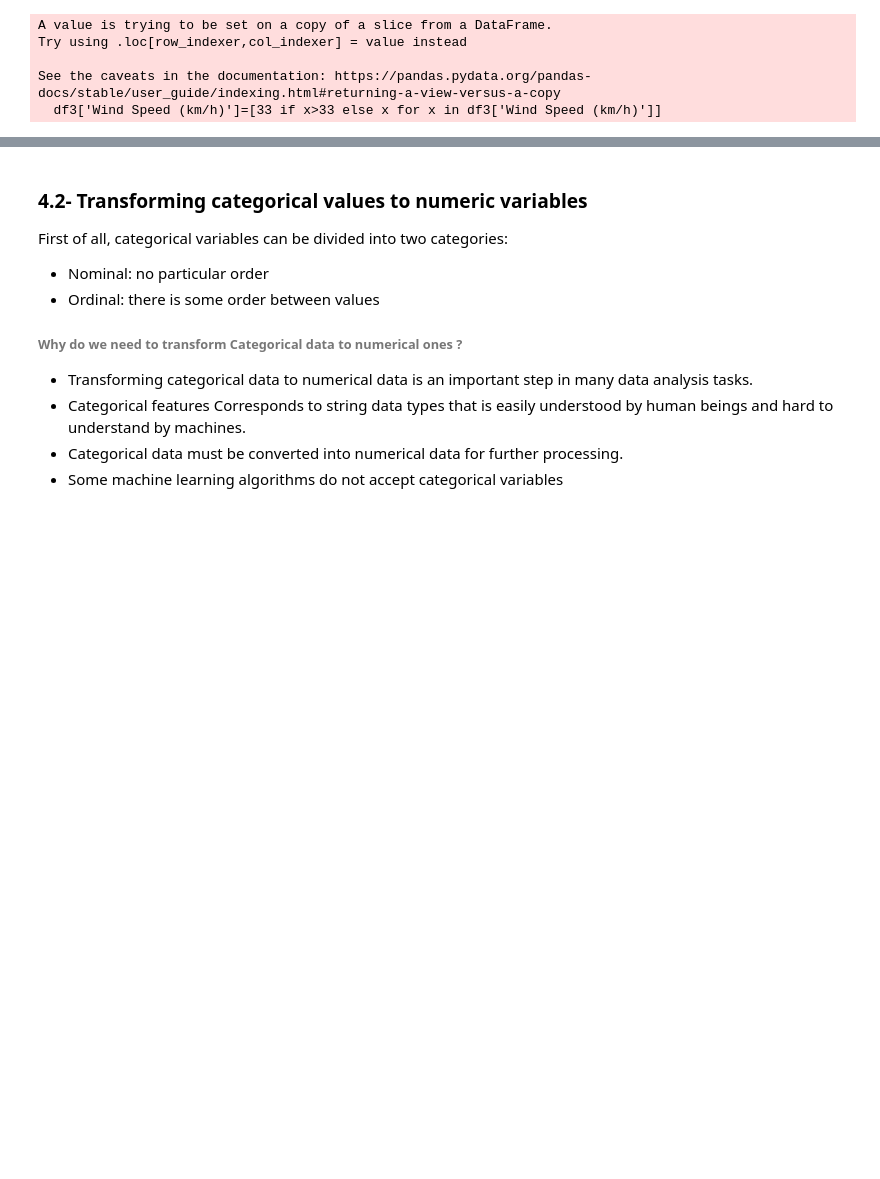
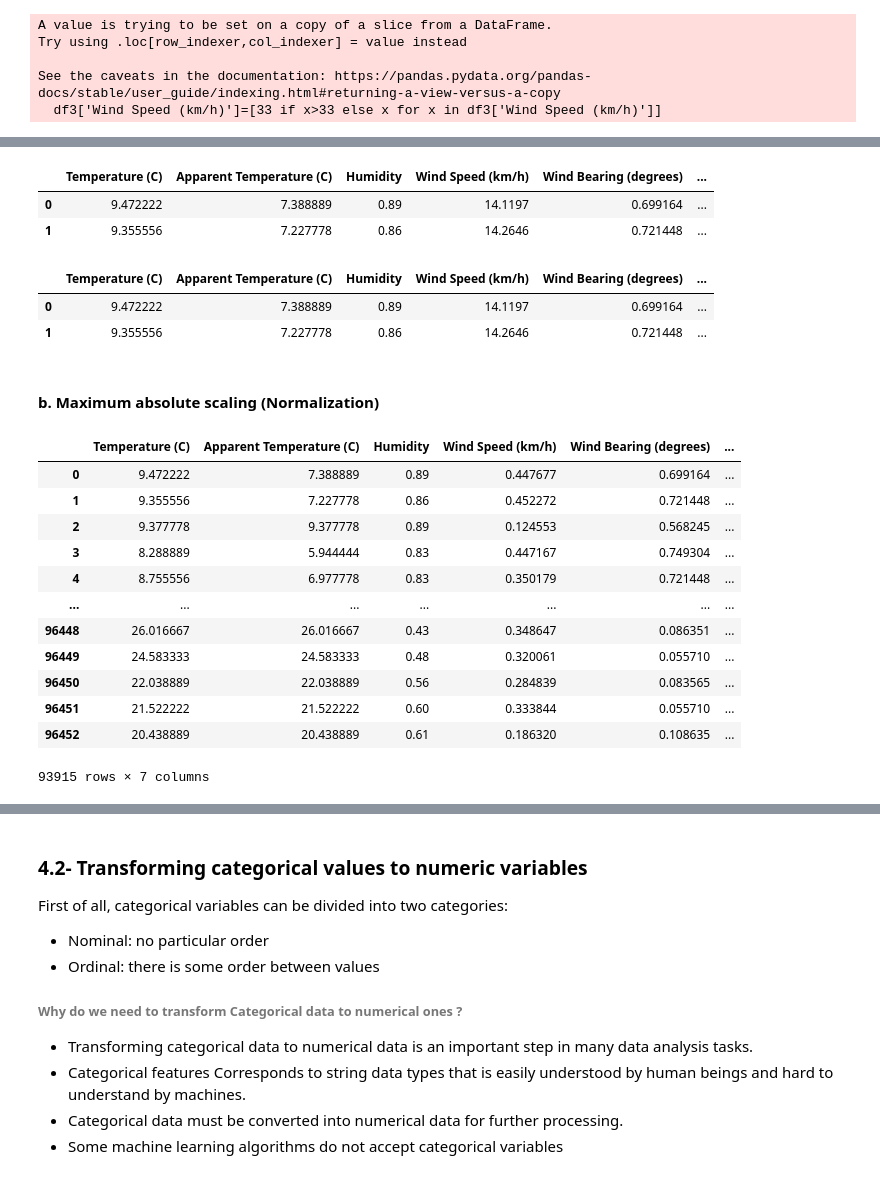
Before and after one commit to BaddyMAK/Data_cleaning_and_transformation, a Jupyter notebook: data_cleaning_and_transformation.ipynb, the cells around one changed output, grey strips where cells are left out. Drawn from its saved outputs; the diff is of its cells as text; code cells hidden in the pictures; blank space fills up the shorter version.

```diff
--- a/data_cleaning_and_transformation.ipynb
+++ b/data_cleaning_and_transformation.ipynb
@@ -817,0 +804,47 @@ The normal distribution is very useful in machine learning becasue it has determ
+# %%
+# scale only one column using scikit-learn 'Wind Bearing (degrees)' (o,1)
+# copy the data
+df_sklearn = data_clean2.copy()
+column = 'Wind Bearing (degrees)'
+df_sklearn[column] = MinMaxScaler().fit_transform(np.array(df_sklearn[column]).reshape(-1,1))
+df_sklearn.head(2)
+# %% [output]
+|  | Temperature (C) | Apparent Temperature (C) | Humidity | Wind Speed (km/h) | Wind Bearing (degrees) | ... |
+| 0 | 9.472222 | 7.388889 | 0.89 | 14.1197 | 0.699164 | ... |
+| 1 | 9.355556 | 7.227778 | 0.86 | 14.2646 | 0.721448 | ... |
+# %%
+# apply normalization techniques by Pressure (millibars)
+column = 'Pressure (millibars)'
+df_min_max_scaled = data_clean2.copy()
+df_min_max_scaled[column] = (df_min_max_scaled[column] - df_min_max_scaled[column].min()) / (df_min_max_scaled[column].max() - df_min_max_scaled[column].min())
+df_min_max_scaled.head(2)
+# %% [output]
+|  | Temperature (C) | Apparent Temperature (C) | Humidity | Wind Speed (km/h) | Wind Bearing (degrees) | ... |
+| 0 | 9.472222 | 7.388889 | 0.89 | 14.1197 | 0.699164 | ... |
+| 1 | 9.355556 | 7.227778 | 0.86 | 14.2646 | 0.721448 | ... |
+# %% [markdown]
+#### b. Maximum absolute scaling (Normalization)
+# %%
+# copy the data
+df_max_scaled = data_clean2.copy()
+
+# apply normalization techniques on Wind Speed (km/h)
+column = 'Wind Speed (km/h)'
+df_max_scaled[column] = df_max_scaled[column] /df_max_scaled[column].abs().max()
+
+# view normalized data
+display(df_max_scaled)
+# %% [output]
+|  | Temperature (C) | Apparent Temperature (C) | Humidity | Wind Speed (km/h) | Wind Bearing (degrees) | ... |
+| 0 | 9.472222 | 7.388889 | 0.89 | 0.447677 | 0.699164 | ... |
+| 1 | 9.355556 | 7.227778 | 0.86 | 0.452272 | 0.721448 | ... |
+| 2 | 9.377778 | 9.377778 | 0.89 | 0.124553 | 0.568245 | ... |
+| 3 | 8.288889 | 5.944444 | 0.83 | 0.447167 | 0.749304 | ... |
+| 4 | 8.755556 | 6.977778 | 0.83 | 0.350179 | 0.721448 | ... |
+| ... | ... | ... | ... | ... | ... | ... |
+| 96448 | 26.016667 | 26.016667 | 0.43 | 0.348647 | 0.086351 | ... |
+| 96449 | 24.583333 | 24.583333 | 0.48 | 0.320061 | 0.055710 | ... |
+| 96450 | 22.038889 | 22.038889 | 0.56 | 0.284839 | 0.083565 | ... |
+| 96451 | 21.522222 | 21.522222 | 0.60 | 0.333844 | 0.055710 | ... |
+| 96452 | 20.438889 | 20.438889 | 0.61 | 0.186320 | 0.108635 | ... |
+93915 rows × 7 columns
```
Also changed, not shown: parts of 37 cells of this notebook.
